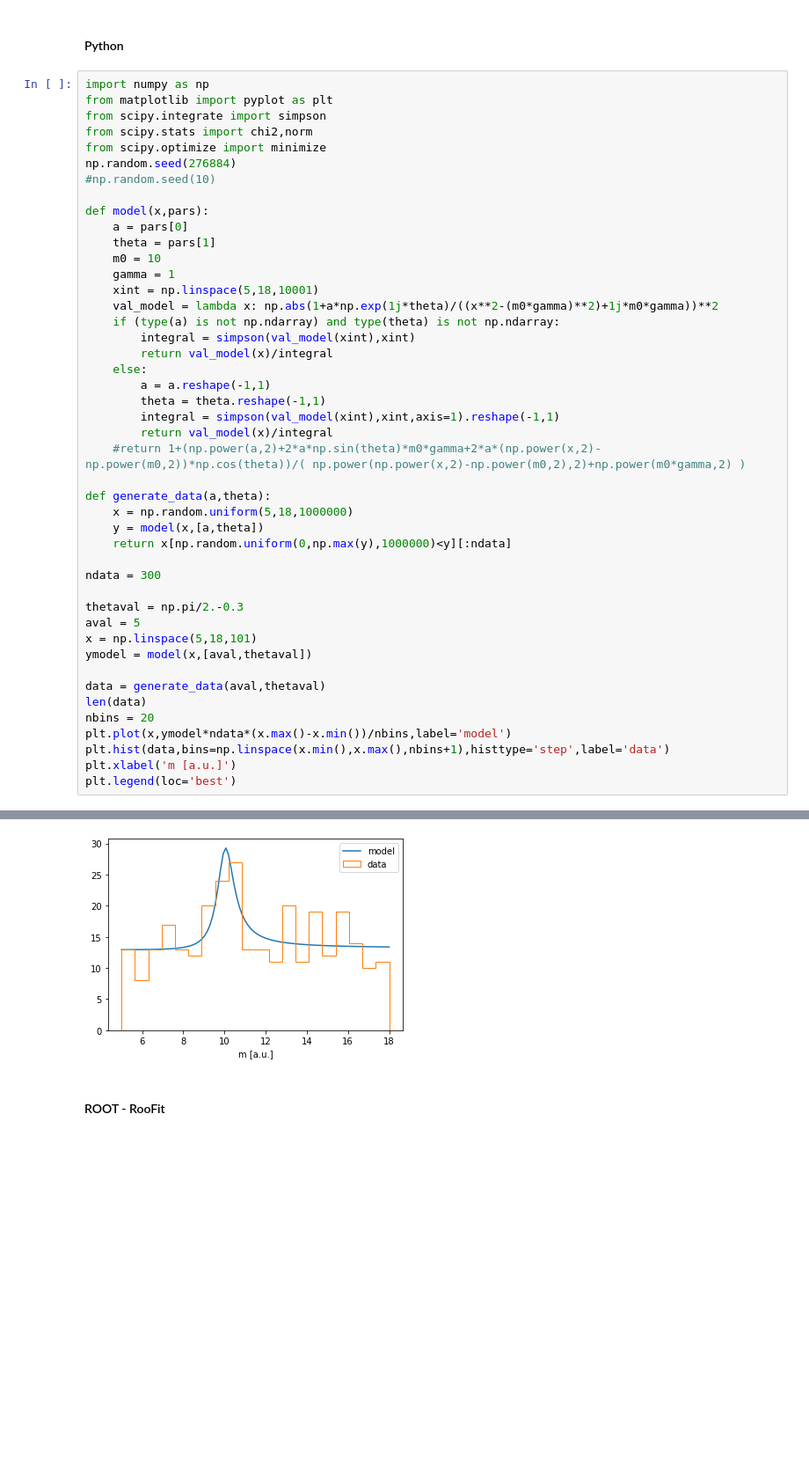
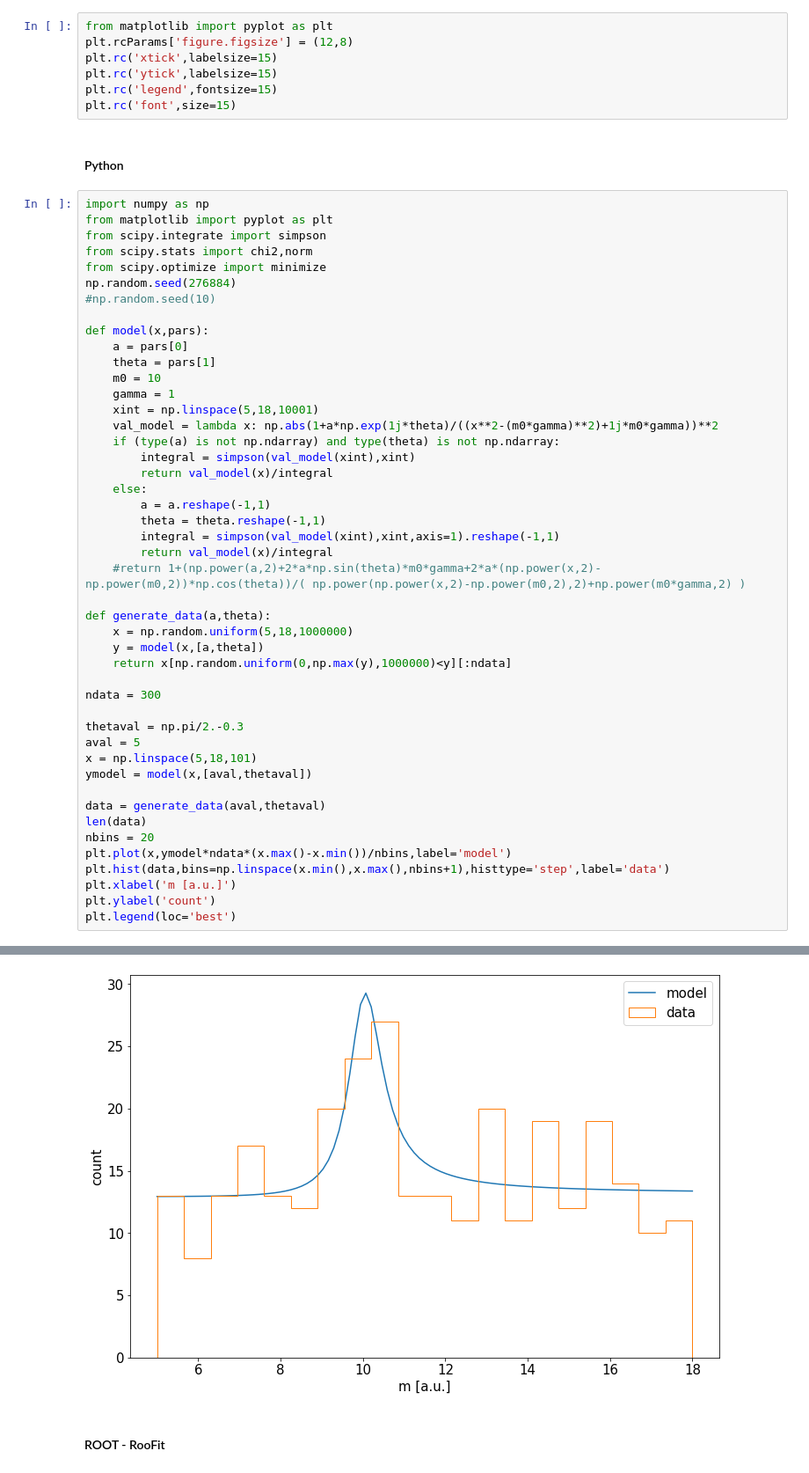
Before and after one commit to amerli90/LecturesMAD22-23, a Jupyter notebook: Toys_ResonanceInterference.ipynb, the cells around one changed output, grey strips where cells are left out. Shown at 88% size. Drawn from its saved outputs; the diff is of its cells as text; blank space fills up the shorter version.

Commit message:
fix labels/legends and plot style, pdf instead of toys for ratio - Toys_ResonanceInterference

```diff
--- a/Toys_ResonanceInterference.ipynb
+++ b/Toys_ResonanceInterference.ipynb
@@ -7,6 +7,13 @@
 \left|\langle<f|i>\right|^2 = \left| 1 + \frac{a e^{i\theta}}{ (m^2-m_0^2)-i m_0\Gamma}\right|^2
 \end{equation}
 where $i$ ($f$) is the initial (final) state, $a$ ($\theta$) is the relative magnitude (phase) of the resonant amplitude with respect to the non-resonant, $m_0$ ($\Gamma$) is the mass (width) of the resonance
+# %%
+from matplotlib import pyplot as plt
+plt.rcParams['figure.figsize'] = (12,8)
+plt.rc('xtick',labelsize=15)
+plt.rc('ytick',labelsize=15)
+plt.rc('legend',fontsize=15)
+plt.rc('font',size=15)
 # %% [markdown]
 #### Python
 # %%
@@ -29,34 +36,35 @@ def model(x,pars):
         integral = simpson(val_model(xint),xint)
         return val_model(x)/integral
     else:
         a = a.reshape(-1,1)
         theta = theta.reshape(-1,1)
         integral = simpson(val_model(xint),xint,axis=1).reshape(-1,1)
         return val_model(x)/integral
     #return 1+(np.power(a,2)+2*a*np.sin(theta)*m0*gamma+2*a*(np.power(x,2)-np.power(m0,2))*np.cos(theta))/( np.power(np.power(x,2)-np.power(m0,2),2)+np.power(m0*gamma,2) )
 
 def generate_data(a,theta):
     x = np.random.uniform(5,18,1000000)
     y = model(x,[a,theta])
     return x[np.random.uniform(0,np.max(y),1000000)<y][:ndata]
 
 ndata = 300
 
 thetaval = np.pi/2.-0.3
 aval = 5
 x = np.linspace(5,18,101)
 ymodel = model(x,[aval,thetaval])
 
 data = generate_data(aval,thetaval)
 len(data)
 nbins = 20
 plt.plot(x,ymodel*ndata*(x.max()-x.min())/nbins,label='model')
 plt.hist(data,bins=np.linspace(x.min(),x.max(),nbins+1),histtype='step',label='data')
 plt.xlabel('m [a.u.]')
+plt.ylabel('count')
 plt.legend(loc='best')
 # %% [output]
 <matplotlib.legend.Legend at 0x...>
-[figure, old version]
+[figure, new version]
 # %% [markdown]
 #### ROOT - RooFit
 # %%
```
Also changed, not shown: parts of 5 cells of this notebook.
